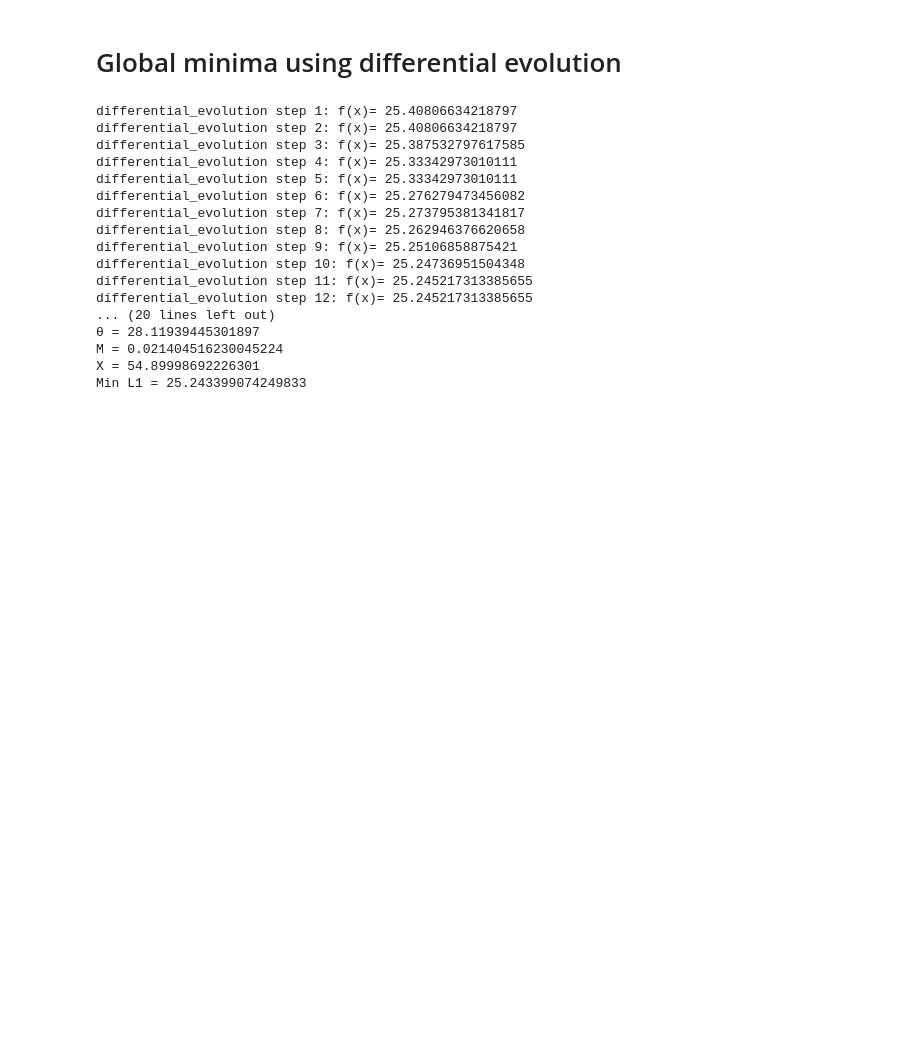
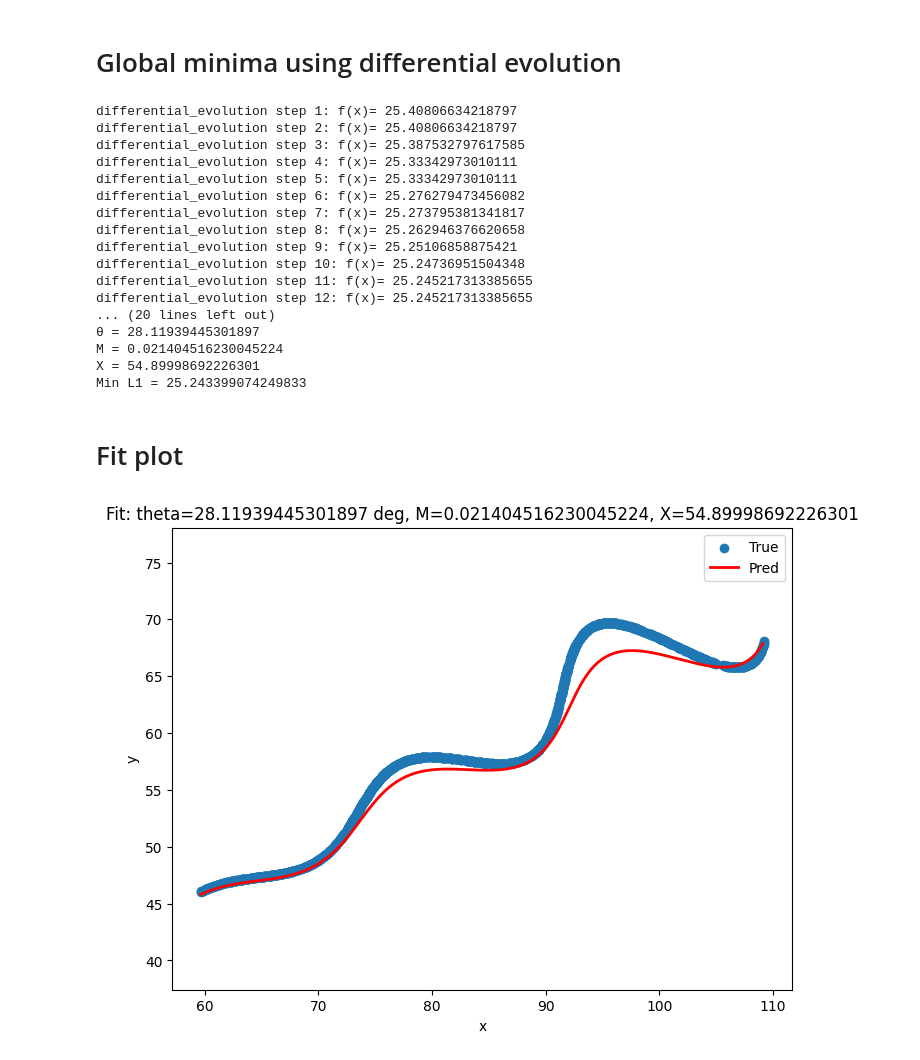
Before and after one commit to Gracelesslemon/FLAM-Assignment-for-Research-and-Development-AI, a Jupyter notebook: rnd.ipynb, the cells around one changed output. Drawn from its saved outputs; the diff is of its cells as text; code cells hidden in the pictures; blank space fills up the shorter version.

Commit message:
Final result ,citation,fit plot

```diff
--- a/rnd.ipynb
+++ b/rnd.ipynb
@@ -183,3 +183,18 @@ differential_evolution step 12: f(x)= 25.245217313385655
 M = 0.021404516230045224
 X = 54.89998692226301
 Min L1 = 25.243399074249833
+# %% [markdown]
+# Fit plot
+# %%
+x_fit, y_fit = curve(t,28.11939445301897,0.021404516230045224,54.89998692226301)
+plt.figure(figsize=(8,6))
+plt.scatter(x, y, label='True')
+plt.plot(x_fit, y_fit, '-', linewidth=2, label='Pred',color = "red")
+plt.axis('equal')
+plt.legend()
+plt.xlabel('x'); plt.ylabel('y')
+plt.title(f"Fit: theta=28.11939445301897 deg, M=0.021404516230045224, X=54.89998692226301")
+
+plt.show()
+# %% [output]
+[figure, added]
```
Also changed, not shown: 1 other file.
